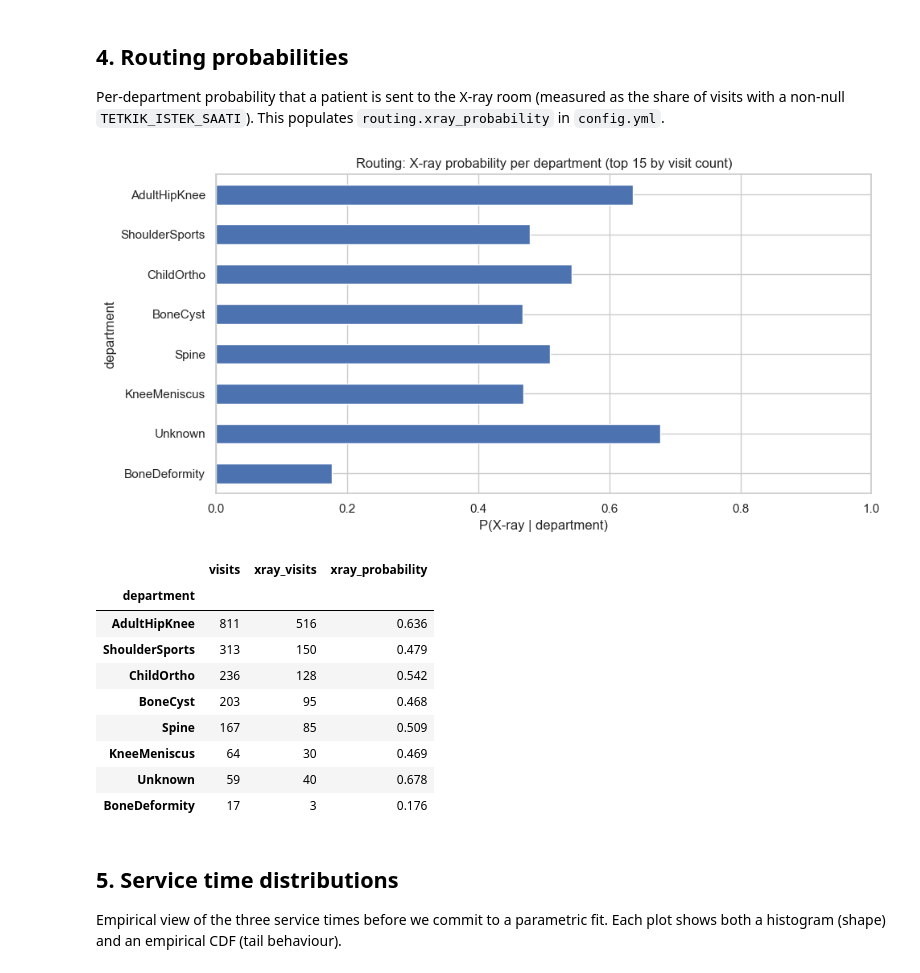
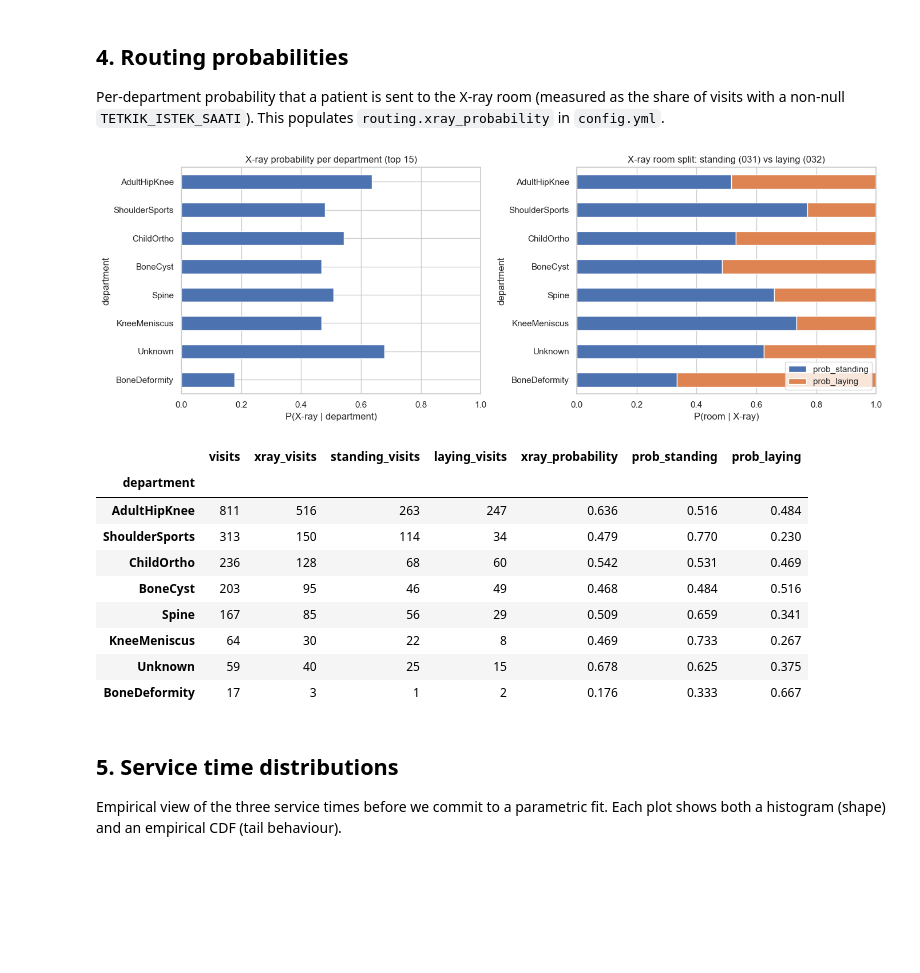
Before and after one commit to yilmazta/Simulation, a Jupyter notebook: analysis.ipynb, the cells around one changed output. Saved outputs shown, nothing was run; the diff lists cells and outputs as text; code cells hidden in the pictures; blank space fills up the shorter version.

```diff
--- a/analysis.ipynb
+++ b/analysis.ipynb
@@ -304,29 +304,39 @@ Per-department probability that a patient is sent to the X-ray room (measured as
 # %%
 routing = dp.compute_routing_probabilities(df)
 routing.to_csv(OUT_DIR / "routing_probs.csv")
 
-fig, ax = plt.subplots(figsize=(10, 5))
-routing.head(15)["xray_probability"].plot(kind="barh", ax=ax)
-ax.invert_yaxis()
-ax.set_xlabel("P(X-ray | department)")
-ax.set_title("Routing: X-ray probability per department (top 15 by visit count)")
-ax.set_xlim(0, 1)
+fig, axes = plt.subplots(1, 2, figsize=(14, 5))
+
+routing.head(15)["xray_probability"].plot(kind="barh", ax=axes[0])
+axes[0].invert_yaxis()
+axes[0].set_xlabel("P(X-ray | department)")
+axes[0].set_title("X-ray probability per department (top 15)")
+axes[0].set_xlim(0, 1)
+
+split_df = routing.head(15)[["prob_standing", "prob_laying"]].fillna(0)
+split_df.plot(kind="barh", stacked=True, ax=axes[1], color=["#4c72b0", "#dd8452"])
+axes[1].invert_yaxis()
+axes[1].set_xlabel("P(room | X-ray)")
+axes[1].set_title("X-ray room split: standing (031) vs laying (032)")
+axes[1].set_xlim(0, 1)
+axes[1].legend(loc="lower right")
+
 fig.tight_layout()
 fig.savefig(OUT_DIR / "routing_probabilities.png", dpi=150)
 plt.show()
 routing.round(3)
 # %% [output]
-[figure, old version]
+[figure, new version]
-|  | visits | xray_visits | xray_probability |
-| department |  |  |  |
-| AdultHipKnee | 811 | 516 | 0.636 |
-| ShoulderSports | 313 | 150 | 0.479 |
-| ChildOrtho | 236 | 128 | 0.542 |
-| BoneCyst | 203 | 95 | 0.468 |
-| Spine | 167 | 85 | 0.509 |
-| KneeMeniscus | 64 | 30 | 0.469 |
-| Unknown | 59 | 40 | 0.678 |
-| BoneDeformity | 17 | 3 | 0.176 |
+|  | visits | xray_visits | standing_visits | laying_visits | xray_probability | prob_standing | prob_laying |
+| department |  |  |  |  |  |  |  |
+| AdultHipKnee | 811 | 516 | 263 | 247 | 0.636 | 0.516 | 0.484 |
+| ShoulderSports | 313 | 150 | 114 | 34 | 0.479 | 0.770 | 0.230 |
+| ChildOrtho | 236 | 128 | 68 | 60 | 0.542 | 0.531 | 0.469 |
+| BoneCyst | 203 | 95 | 46 | 49 | 0.468 | 0.484 | 0.516 |
+| Spine | 167 | 85 | 56 | 29 | 0.509 | 0.659 | 0.341 |
+| KneeMeniscus | 64 | 30 | 22 | 8 | 0.469 | 0.733 | 0.267 |
+| Unknown | 59 | 40 | 25 | 15 | 0.678 | 0.625 | 0.375 |
+| BoneDeformity | 17 | 3 | 1 | 2 | 0.176 | 0.333 | 0.667 |
 # %% [markdown]
 ## 5. Service time distributions
 
```
Also changed, not shown: parts of 7 cells of this notebook, 12 other files.
